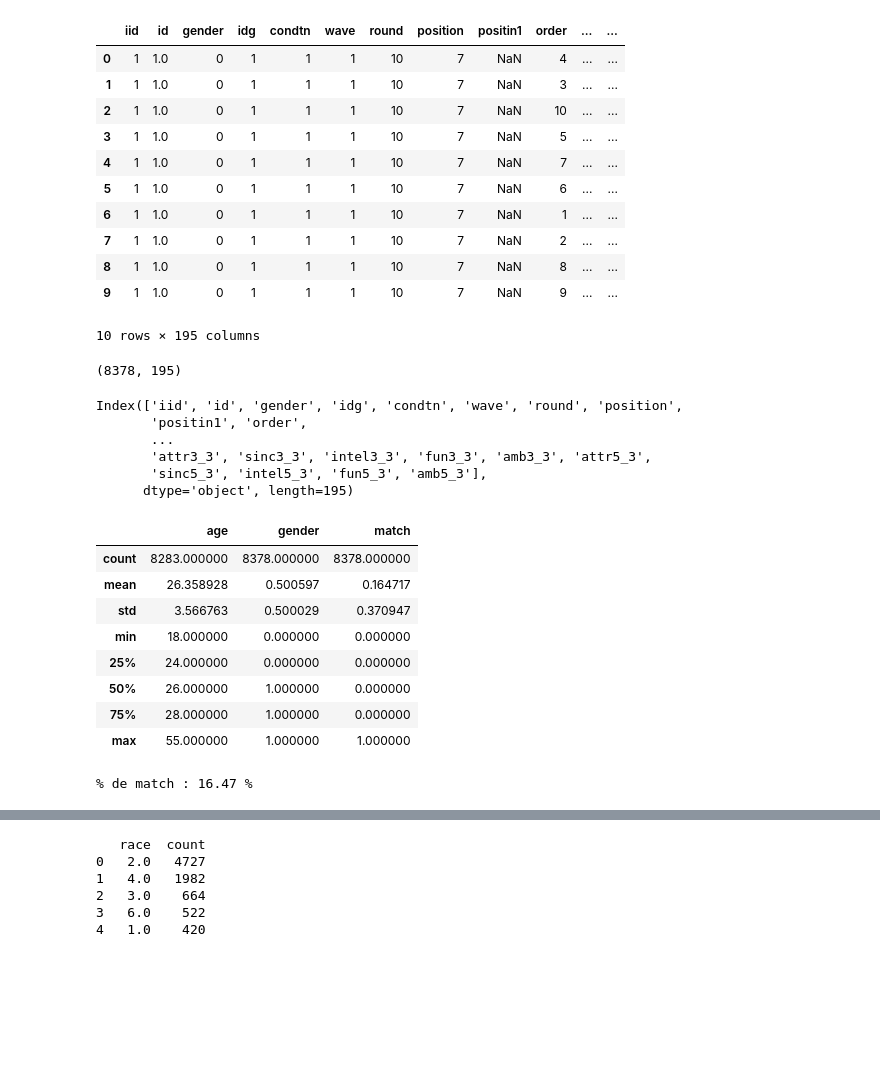
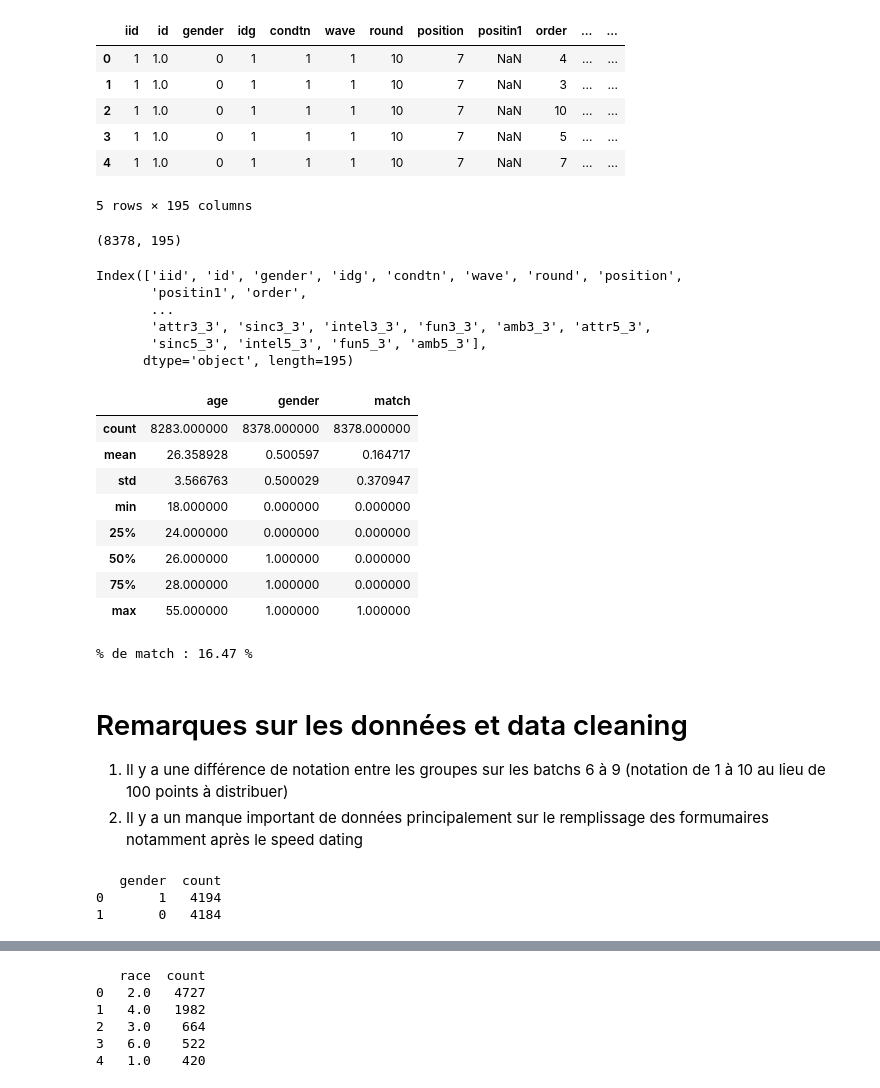
Before and after one commit to Martin691992/dsfs-od-11, a Jupyter notebook: exploratory_data_analysis/explore.ipynb, the cells around one changed output, grey strips where cells are left out. Drawn from its saved outputs; the diff is of its cells as text; code cells hidden in the pictures; blank space fills up the shorter version.

```diff
--- a/exploratory_data_analysis/explore.ipynb
+++ b/exploratory_data_analysis/explore.ipynb
@@ -1,28 +1,23 @@
 # %%
 import pandas as pd
 import numpy
 import os
 import plotly.express as px
 
 df = pd.read_csv('./data/Speed+Dating+Data.csv',low_memory=False,encoding='cp1252')
-display(df.head(10))
+display(df.head())
 display(df.shape)
 display(df.columns)
 display(df[['age','gender','match']].describe())
 print(f"% de match : {round((df['match'] == 1).sum()/df['match'].count() *100,2)} %")
 # %% [output]
 |  | iid | id | gender | idg | condtn | wave | round | position | positin1 | order | ... | ... |
 | 0 | 1 | 1.0 | 0 | 1 | 1 | 1 | 10 | 7 | NaN | 4 | ... | ... |
 | 1 | 1 | 1.0 | 0 | 1 | 1 | 1 | 10 | 7 | NaN | 3 | ... | ... |
 | 2 | 1 | 1.0 | 0 | 1 | 1 | 1 | 10 | 7 | NaN | 10 | ... | ... |
 | 3 | 1 | 1.0 | 0 | 1 | 1 | 1 | 10 | 7 | NaN | 5 | ... | ... |
 | 4 | 1 | 1.0 | 0 | 1 | 1 | 1 | 10 | 7 | NaN | 7 | ... | ... |
-| 5 | 1 | 1.0 | 0 | 1 | 1 | 1 | 10 | 7 | NaN | 6 | ... | ... |
-| 6 | 1 | 1.0 | 0 | 1 | 1 | 1 | 10 | 7 | NaN | 1 | ... | ... |
-| 7 | 1 | 1.0 | 0 | 1 | 1 | 1 | 10 | 7 | NaN | 2 | ... | ... |
-| 8 | 1 | 1.0 | 0 | 1 | 1 | 1 | 10 | 7 | NaN | 8 | ... | ... |
-| 9 | 1 | 1.0 | 0 | 1 | 1 | 1 | 10 | 7 | NaN | 9 | ... | ... |
-10 rows × 195 columns
+5 rows × 195 columns
 (8378, 195)
 Index(['iid', 'id', 'gender', 'idg', 'condtn', 'wave', 'round', 'position',
        'positin1', 'order',
@@ -40,7 +35,16 @@ Index(['iid', 'id', 'gender', 'idg', 'condtn', 'wave', 'round', 'position',
 | 75% | 28.000000 | 1.000000 | 0.000000 |
 | max | 55.000000 | 1.000000 | 1.000000 |
 % de match : 16.47 %
+# %% [markdown]
+# Remarques sur les données et data cleaning
+
+1. Il y a une différence de notation entre les groupes sur les batchs 6 à 9 (notation de 1 à 10 au lieu de 100 points à distribuer)
+2. Il y a un manque important de données principalement sur le remplissage des formumaires notamment après le speed dating
 # %%
-fig = px.bar(df['gender'].value_counts().reset_index(),x='gender',y='count',title='Distribution gender')
+fig = px.bar(df['gender'].value_counts().reset_index().replace(1,'Hommes').replace(0,'Femmes'),x='gender',y='count',title='Distribution gender')
 fig.show()
+# %% [output]
+   gender  count
+0       1   4194
+1       0   4184
 # %%
```
Also changed, not shown: parts of 2 cells of this notebook.
